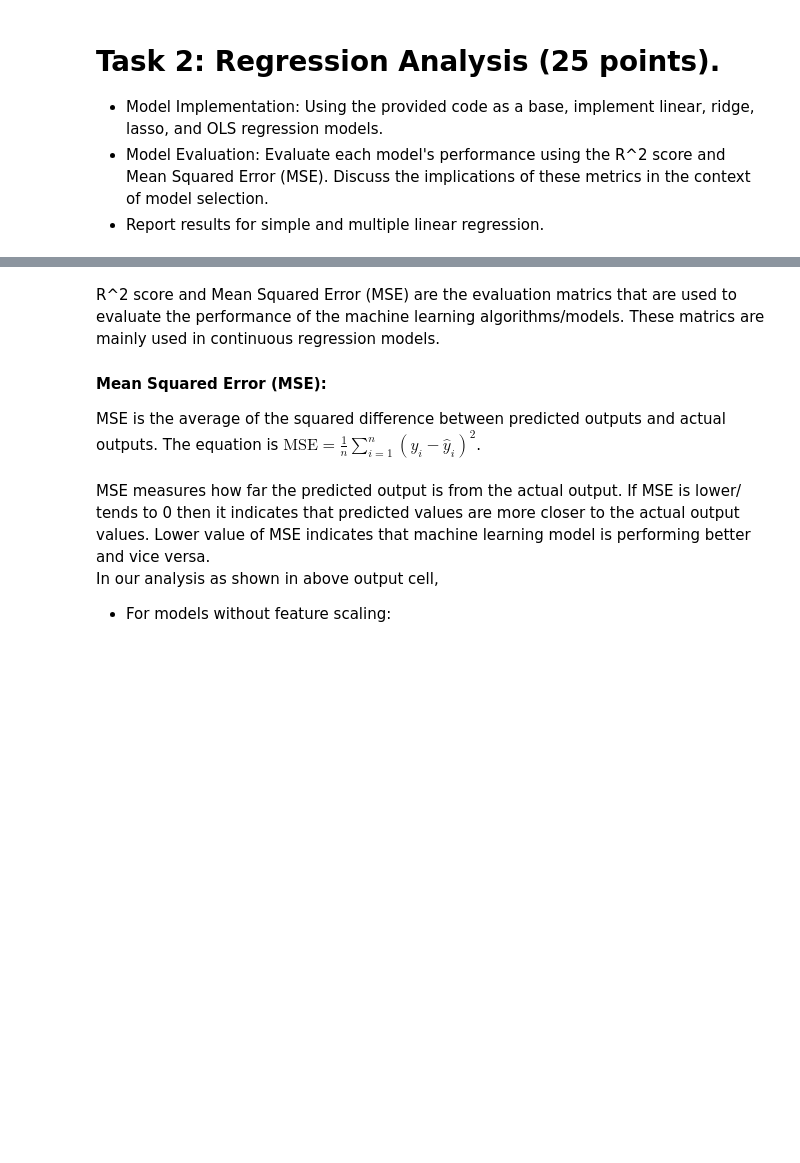
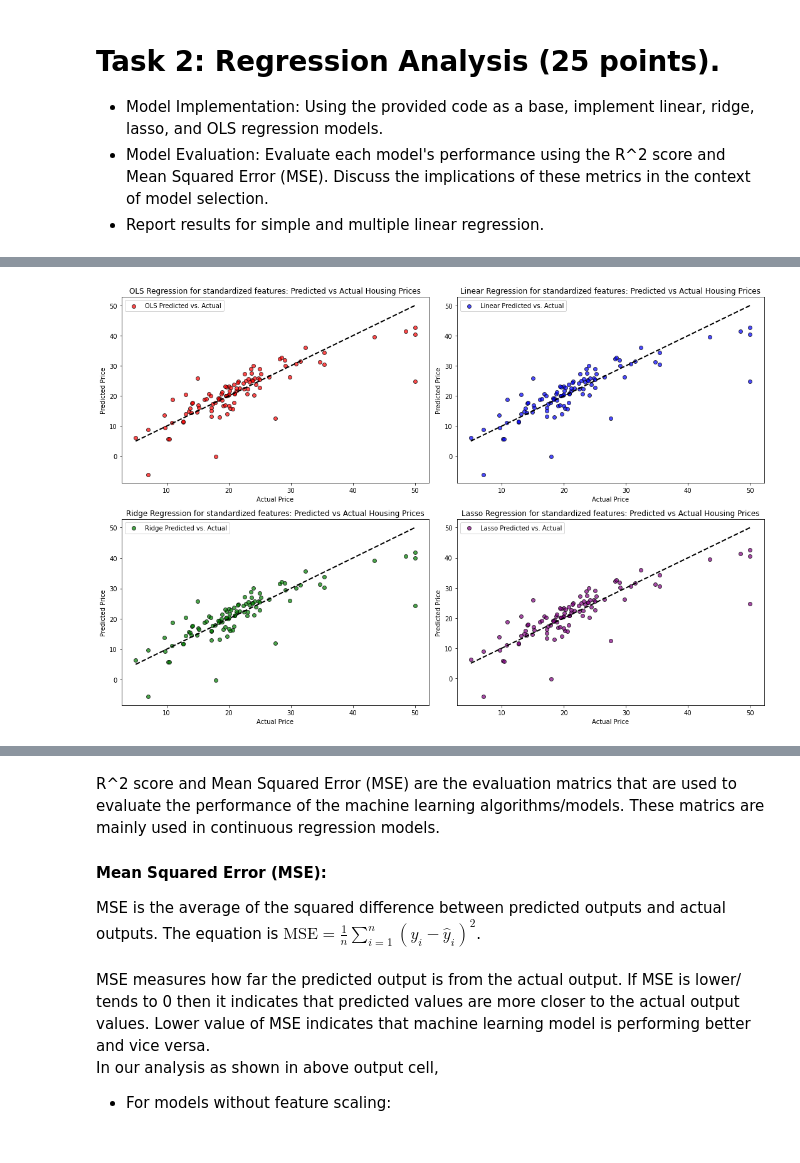
Before and after one commit to buddhathapa12/machine-learning, a Jupyter notebook: linearRegression_Assignment1/E923Q669_CS770_Assignment1_Q1.ipynb, the cells around one changed output, grey strips where cells are left out. Cells and saved outputs as stored; diff of their text form; code cells hidden in the pictures; blank space fills up the shorter version.

```diff
--- a/linearRegression_Assignment1/E923Q669_CS770_Assignment1_Q1.ipynb
+++ b/linearRegression_Assignment1/E923Q669_CS770_Assignment1_Q1.ipynb
@@ -342,0 +515,18 @@ y_test_predicted_ols = ols_linear_model.predict(X_test_with_const)
+# %%
+print("Mean Squared Error and R^2 score analysis for different models where input data are fed to the system after feature scaling.\n")
+predections_standardized = [y_standardized_test_predicted_ols, y_standardized_test_predicted_linear_model, y_standardized_test_predicted_ridge, y_standardized_test_predicted_lasso]
+for name, y_standardized_prediction in zip(models, predections_standardized):
+    final_output_df = pd.concat(
+        [final_output_df,
+        pd.DataFrame(
+            np.array(
+                [[f"Multivariate {name} regression on standardized dataset",
+                r2_score(y_test, y_standardized_prediction),
+                mean_squared_error(y_test, y_standardized_prediction)]]
+                ),
+            columns=["Algorithm and Datatype", "R²", "Mean Square Error"]
+            )],
+        ignore_index=True
+        )
+    print(f"{name} Regression R^2 score for standardized output: {r2_score(y_test, y_standardized_prediction):.4f}")
+    print(f"{name} Regression MSE for standardized output: {mean_squared_error(y_test, y_standardized_prediction):.4f}\n")
@@ -343,3 +547,21 @@ y_test_predicted_ols = ols_linear_model.predict(X_test_with_const)
+# %%
+# Plotting Actual vs Predicted prices for all models after feature scaling
+fig, axs = plt.subplots(2, 2, figsize=(15, 10))
+axs = axs.flatten()
+colors = ["red", "blue", "green", "purple"]
+for i, (name, y_standardized_pred) in enumerate(zip(models, predections_standardized)):
+    axs[i].scatter(y_test, y_standardized_pred, color=colors[i], edgecolor='k', alpha=0.7, label=f'{name} Predicted vs. Actual')
+    axs[i].plot([y_test.min(), y_test.max()], [y_test.min(), y_test.max()], 'k--', lw=2)
+    axs[i].set_xlabel('Actual Price')
+    axs[i].set_ylabel('Predicted Price')
+    axs[i].set_title(f'{name} Regression for standardized features: Predicted vs Actual Housing Prices')
+    axs[i].legend()
+
+plt.tight_layout()
+plt.savefig(f'scatter plots of predicted vs actual housing price on different multivariate linear regressions after features standardization', dpi=300, bbox_inches='tight')
+plt.show()
+# %% [output]
+[figure, added]
 # %%
 #For dataset after the removal of outliers.
 
```
Also changed, not shown: parts of 28 cells of this notebook.
